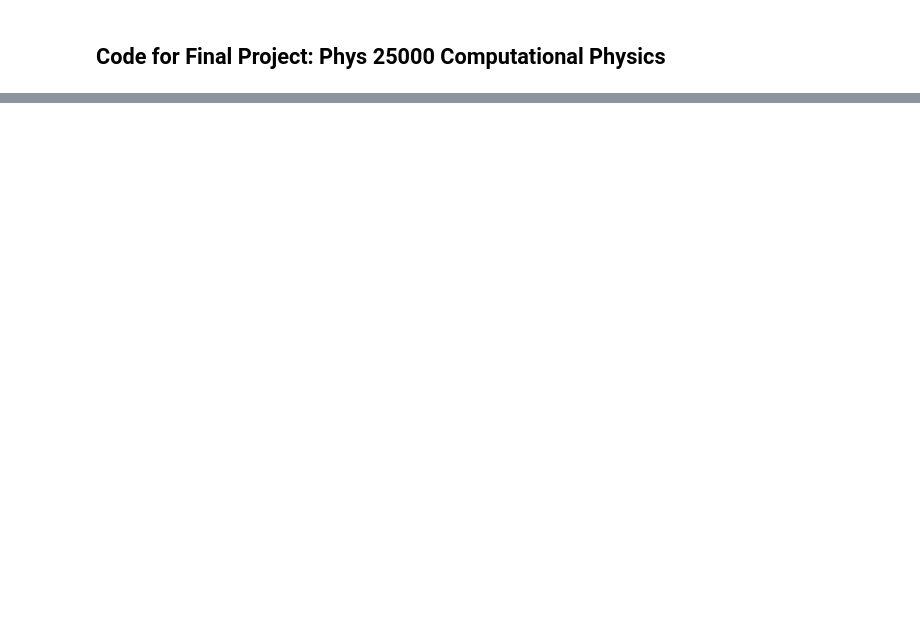
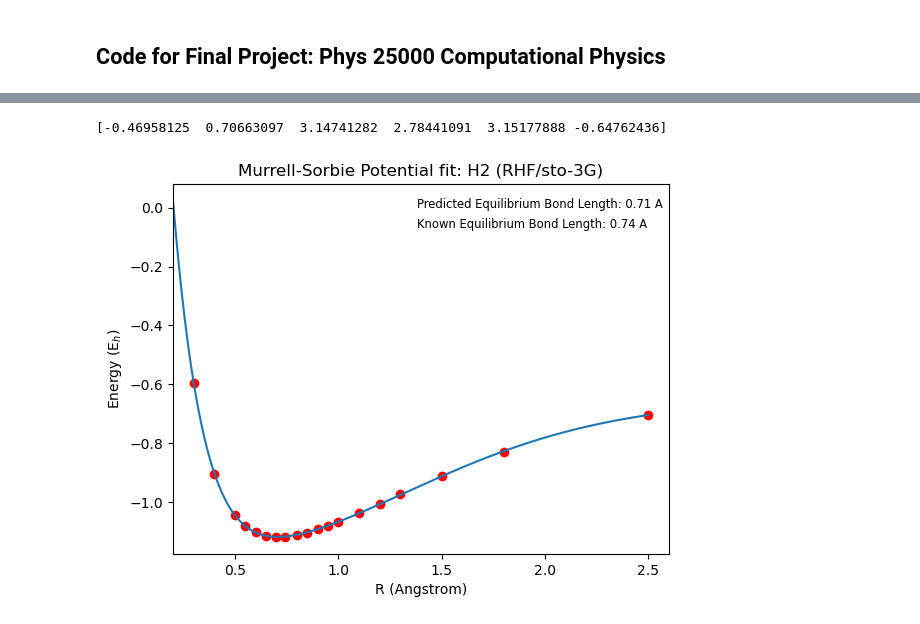
Before and after one commit to pavliceka/phys250_finalproject, a Jupyter notebook: Phys 250 Final Project Notebook.ipynb, the cells around one changed output, grey strips where cells are left out. Saved outputs shown, nothing was run; the diff lists cells and outputs as text; code cells hidden in the pictures; blank space fills up the shorter version.

```diff
--- a/Phys 250 Final Project Notebook.ipynb
+++ b/Phys 250 Final Project Notebook.ipynb
@@ -56,0 +353,38 @@ For iterations < max iteration, and for delta_energy > tol :
+# %%
+from scipy.optimize import curve_fit
+import numpy as np
+import matplotlib.pyplot as plt
+
+#xdata: array of rvals
+xdata2=np.array(H2_bond_list)
+ydata2=H2_energy_list
+#ydata: list of energy
+
+t=np.linspace(0.2,2.5,500)
+
+tstart = [1.e+7, 0.7, 1, 1 ,1, 0]
+def ms(x, q, u, a, b, c, z):
+    return q*(1 + a*(x-u) + b*((x-u)**2) + c*((x-u)**3))*np.exp(-a *(x-u)) + z
+
+popt, pcov = curve_fit(ms, xdata2, ydata2, p0 = tstart,  maxfev=40000000)
+print(popt)
+
+yfit = ms(t, popt[0], popt[1], popt[2], popt[3], popt[4], popt[5])
+
+#print popt
+#
+#
+#
+plt.plot(xdata2, ydata2,"ro")
+plt.plot(t, yfit)
+plt.title("Murrell-Sorbie Potential fit: H2 (RHF/sto-3G)")
+plt.xlabel("R (Angstrom)")
+plt.ylabel("Energy (E$_{h}$)")
+plt.ticklabel_format(useOffset=False)
+plt.xlim(0.2,2.6)
+plt.text(1.38,-0.0,"Predicted Equilibrium Bond Length: 0.71 A",fontsize='small')
+plt.text(1.38,-0.07,"Known Equilibrium Bond Length: 0.74 A",fontsize='small')
+plt.show()
+# %% [output]
+[-0.46958125  0.70663097  3.14741282  2.78441091  3.15177888 -0.64762436]
+[figure, added]
```
Also changed, not shown: parts of 15 cells of this notebook.
